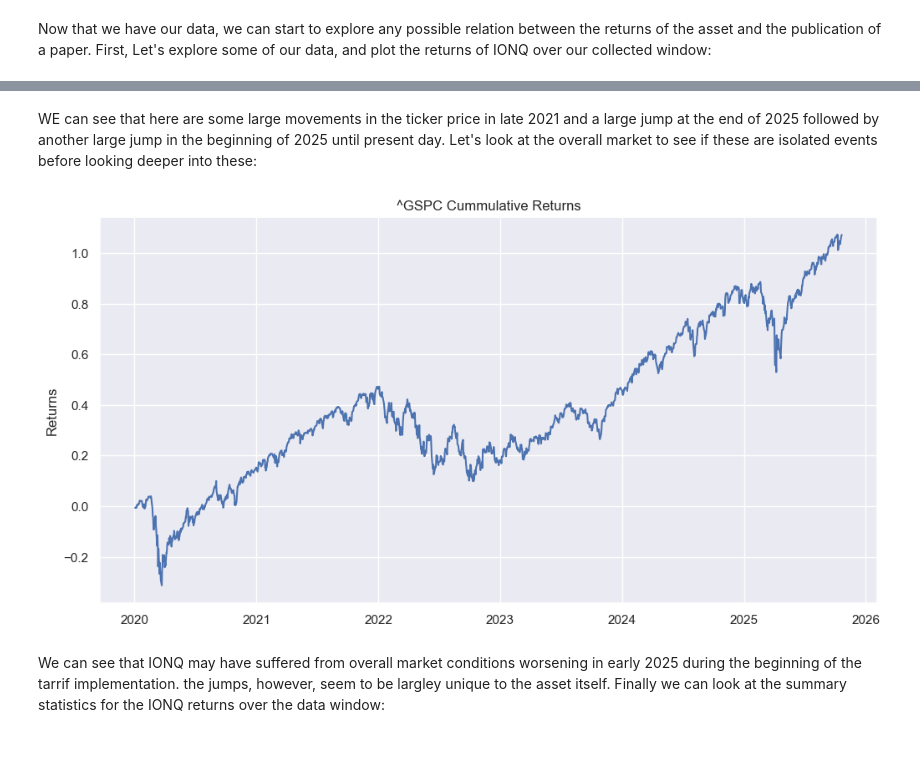
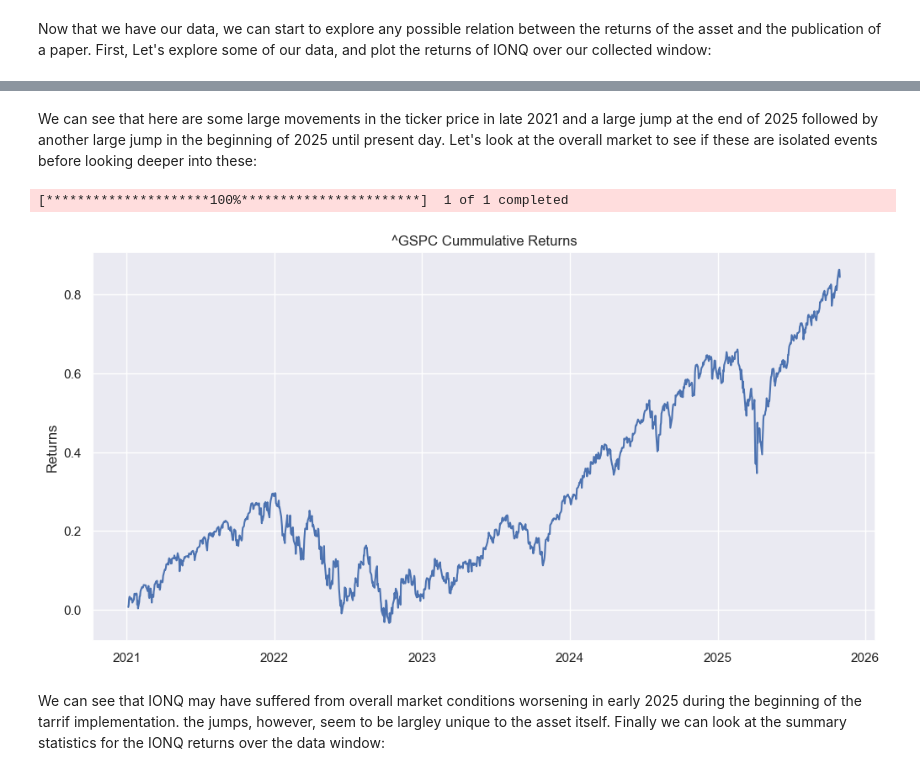
Before and after one commit to will-friend/QuantumSignalResearch, a Jupyter notebook: notebooks/01_IonQ_Starter_Exploration.ipynb, the cells around one changed output, grey strips where cells are left out. Saved outputs shown, nothing was run; the diff lists cells and outputs as text; code cells hidden in the pictures; blank space fills up the shorter version.

```diff
--- a/notebooks/01_IonQ_Starter_Exploration.ipynb
+++ b/notebooks/01_IonQ_Starter_Exploration.ipynb
@@ -97,12 +97,20 @@ _ = plt.title("IONQ Cummulative Returns")
 # %% [markdown]
-WE can see that here are some large movements in the ticker price in late 2021 and a large jump at the end of 2025 followed by another large jump in the beginning of 2025 until present day. Let's look at the overall market to see if these are isolated events before looking deeper into these:
+We can see that here are some large movements in the ticker price in late 2021 and a large jump at the end of 2025 followed by another large jump in the beginning of 2025 until present day. Let's look at the overall market to see if these are isolated events before looking deeper into these:
 # %%
+market = yf.download(
+    "^GSPC",
+    start=stock_data.index[0],
+)
+
+market_returns = market['Close'].pct_change()
+
 ax, fig = plt.subplots(figsize=(12,6))
 _ = plt.plot(((1+market_returns).cumprod()-1))
 _ = plt.ylabel("Returns")
 _ = plt.title("^GSPC Cummulative Returns")
 # %% [output]
+[*********************100%***********************]  1 of 1 completed
-[figure, old version]
+[figure, new version]
 # %% [markdown]
 We can see that IONQ may have suffered from overall market conditions worsening in early 2025 during the beginning of the tarrif implementation. the jumps, however, seem to be largley unique to the asset itself. Finally we can look at the summary statistics for the IONQ returns over the data window:
 # %%
```
Also changed, not shown: parts of 13 cells of this notebook, 1 other file.
